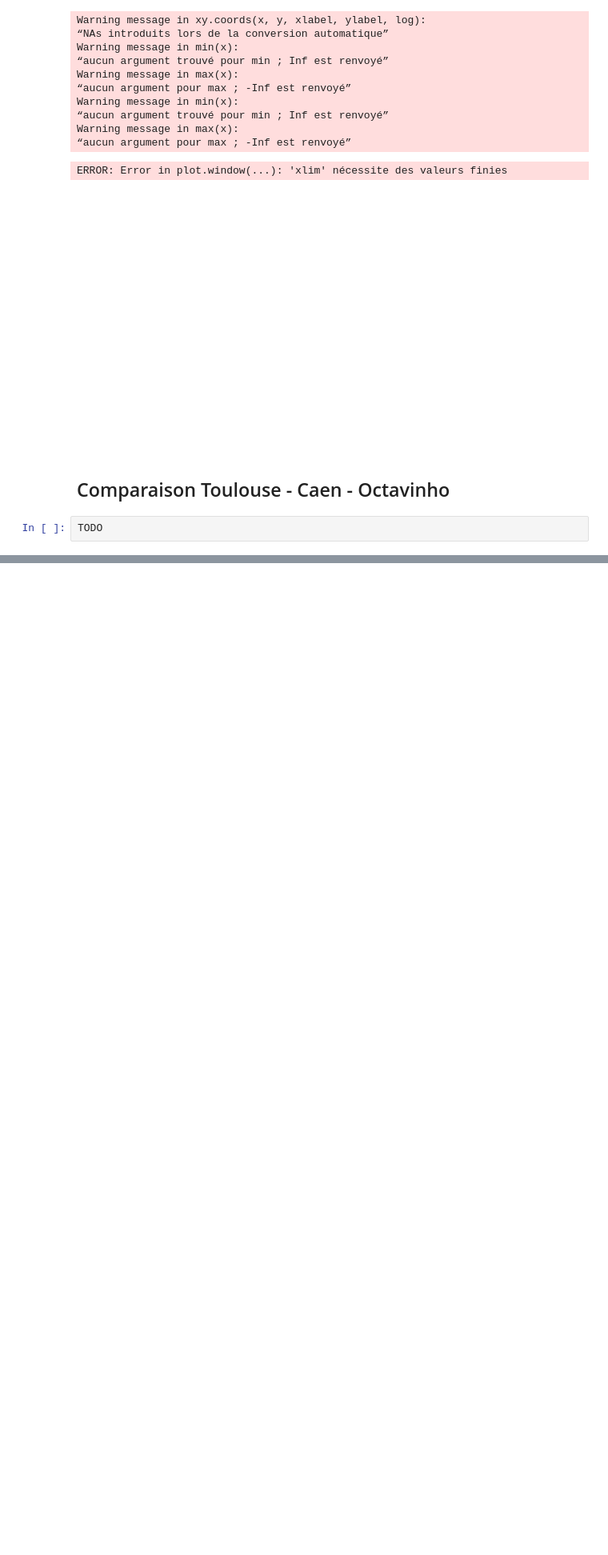
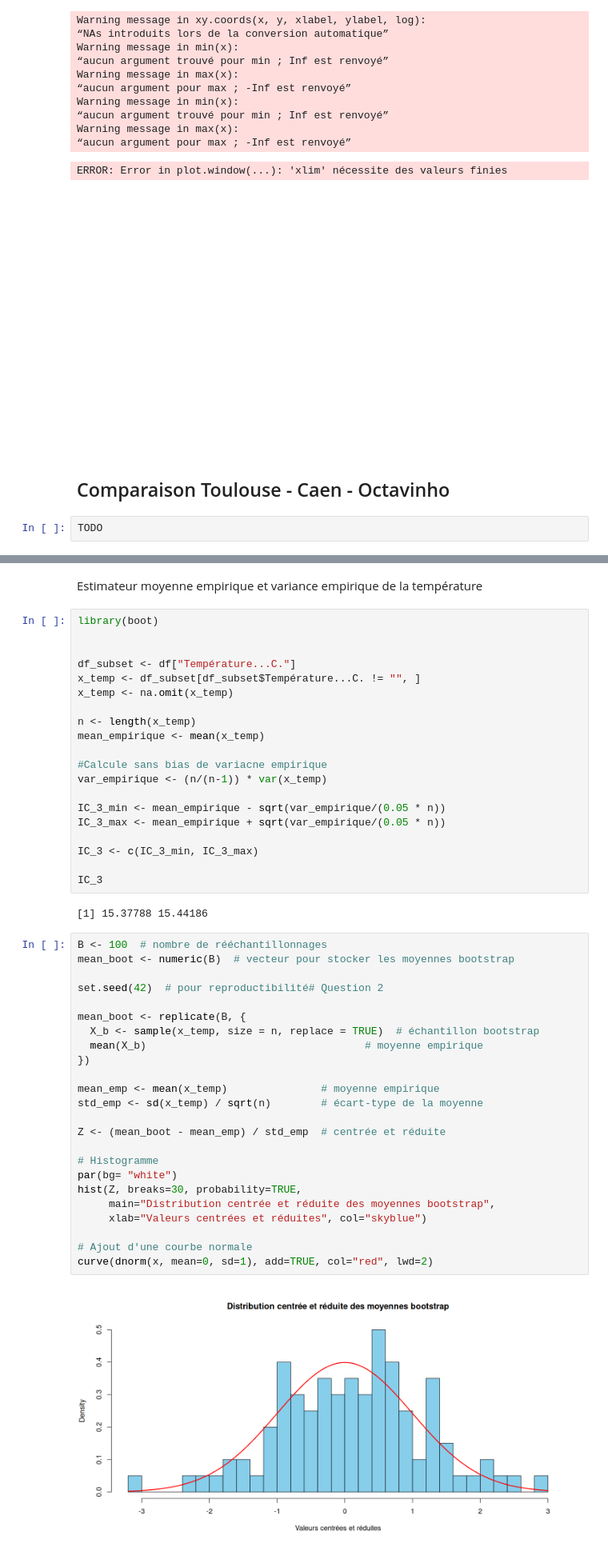
Before and after one commit to alextonon/BE_R, a Jupyter notebook: Projet_R_alex_et_audrey.ipynb, the cells around one changed output, grey strips where cells are left out. Shown: that part at 80% size. Drawn from its saved outputs; the diff is of its cells as text; blank space fills up the shorter version.

```diff
--- a/Projet_R_alex_et_audrey.ipynb
+++ b/Projet_R_alex_et_audrey.ipynb
@@ -185,0 +188,50 @@ TODO
+# %% [markdown]
+Estimateur moyenne empirique et variance empirique de la température
+# %%
+library(boot)
+
+
+df_subset <- df["Température...C."]
+x_temp <- df_subset[df_subset$Température...C. != "", ]
+x_temp <- na.omit(x_temp)
+
+n <- length(x_temp)
+mean_empirique <- mean(x_temp)
+
+#Calcule sans bias de variacne empirique
+var_empirique <- (n/(n-1)) * var(x_temp)
+
+IC_3_min <- mean_empirique - sqrt(var_empirique/(0.05 * n))
+IC_3_max <- mean_empirique + sqrt(var_empirique/(0.05 * n))
+
+IC_3 <- c(IC_3_min, IC_3_max)
+
+IC_3
+# %% [output]
+[1] 15.37788 15.44186
+# %%
+B <- 100  # nombre de rééchantillonnages
+mean_boot <- numeric(B)  # vecteur pour stocker les moyennes bootstrap
+
+set.seed(42)  # pour reproductibilité# Question 2
+
+mean_boot <- replicate(B, {
+  X_b <- sample(x_temp, size = n, replace = TRUE)  # échantillon bootstrap
+  mean(X_b)                                   # moyenne empirique
+})
+
+mean_emp <- mean(x_temp)               # moyenne empirique
+std_emp <- sd(x_temp) / sqrt(n)        # écart-type de la moyenne
+
+Z <- (mean_boot - mean_emp) / std_emp  # centrée et réduite
+
+# Histogramme
+par(bg= "white")
+hist(Z, breaks=30, probability=TRUE,
+     main="Distribution centrée et réduite des moyennes bootstrap",
+     xlab="Valeurs centrées et réduites", col="skyblue")
+
+# Ajout d'une courbe normale
+curve(dnorm(x, mean=0, sd=1), add=TRUE, col="red", lwd=2)
+# %% [output]
+[figure, added]
```
Also changed, not shown: parts of 21 cells of this notebook.
